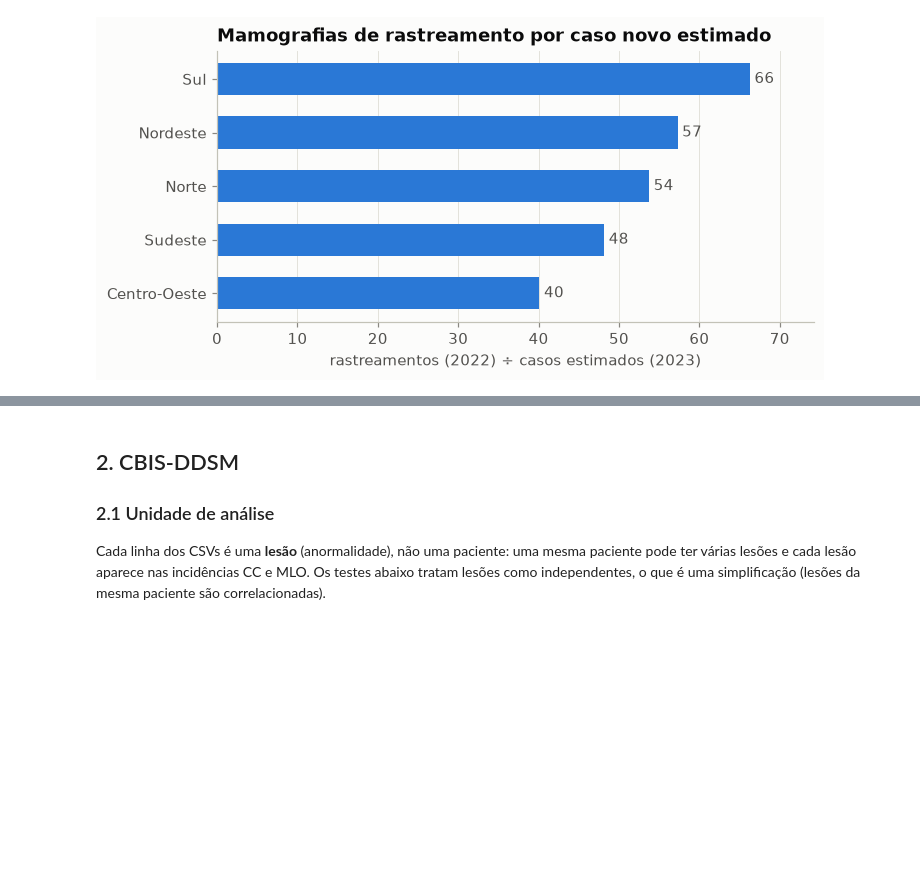
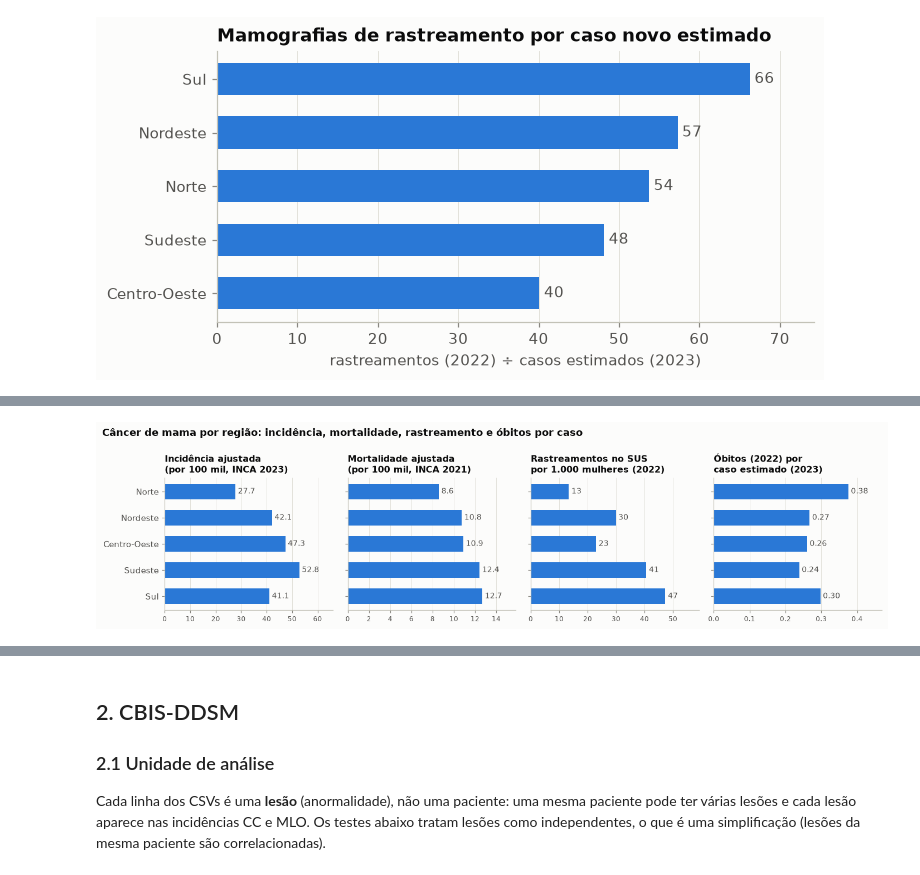
Before and after one commit to mairaallacerda/representatividade-mamografias-br, a Jupyter notebook: notebooks/01_analise_exploratoria.ipynb, the cells around one changed output, grey strips where cells are left out. Saved outputs shown, nothing was run; the diff lists cells and outputs as text; code cells hidden in the pictures; blank space fills up the shorter version.

Commit message:
Notebook 01: comparacao do Brasil por regiao (indicadores, mapa por UF e pandemia)
Co-Authored-By: Claude Opus 5.5 <noreply@anthropic.com>

```diff
--- a/notebooks/01_analise_exploratoria.ipynb
+++ b/notebooks/01_analise_exploratoria.ipynb
@@ -208,0 +268,23 @@ salvar(fig, "04_rastreamento_por_caso_regiao")
+# %%
+paineis = [
+    ("taxa_incidencia_ajustada", "Incidência ajustada\n(por 100 mil, INCA 2023)", "%.1f"),
+    ("taxa_mortalidade_ajustada_2021", "Mortalidade ajustada\n(por 100 mil, INCA 2021)", "%.1f"),
+    ("rastreamentos_por_1000_mulheres", "Rastreamentos no SUS\npor 1.000 mulheres (2022)", "%.0f"),
+    ("obitos_por_caso_estimado", "Óbitos (2022) por\ncaso estimado (2023)", "%.2f"),
+]
+r = regioes.reindex(ORDEM_REGIOES[::-1])  # de cima para baixo: Norte → Sul
+fig, axes = plt.subplots(1, 4, figsize=(13, 3.4), sharey=True)
+for ax, (col, titulo, fmt) in zip(axes, paineis):
+    ax.grid(axis="y", visible=False)
+    ax.grid(axis="x", visible=True)
+    barras = ax.barh(r.index, r[col], color=AZUL, height=0.6)
+    ax.bar_label(barras, fmt=fmt, padding=3, color=estilo.TINTA_SECUNDARIA, fontsize=9)
+    ax.set_xlim(0, r[col].max() * 1.25)
+    ax.set_title(titulo, fontsize=10.5)
+    ax.tick_params(axis="x", labelsize=8)
+fig.suptitle("Câncer de mama por região: incidência, mortalidade, rastreamento e óbitos por caso",
+             x=0.01, ha="left", fontweight="bold")
+fig.tight_layout()
+salvar(fig, "20_regioes_indicadores")
+# %% [output]
+[figure, added]
```
Also changed, not shown: parts of 9 cells of this notebook, 3 other files.
